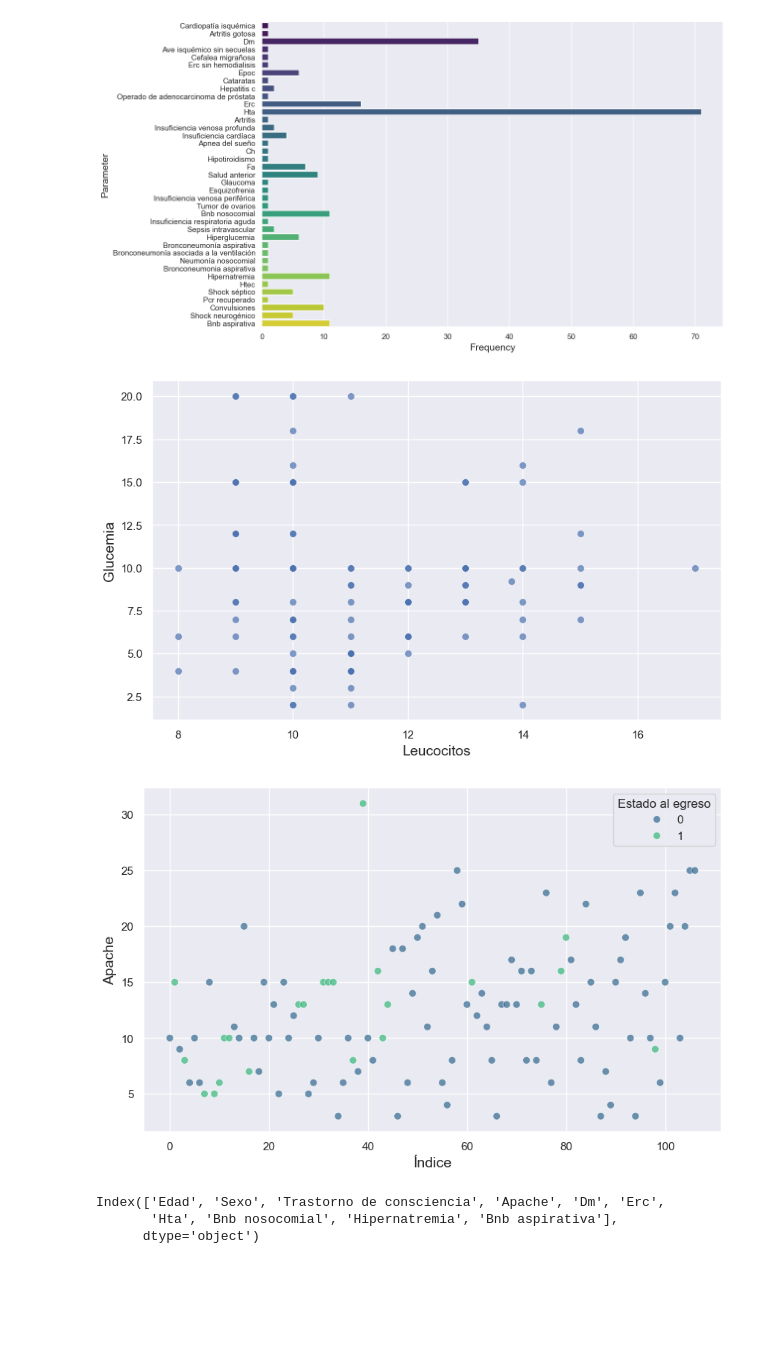
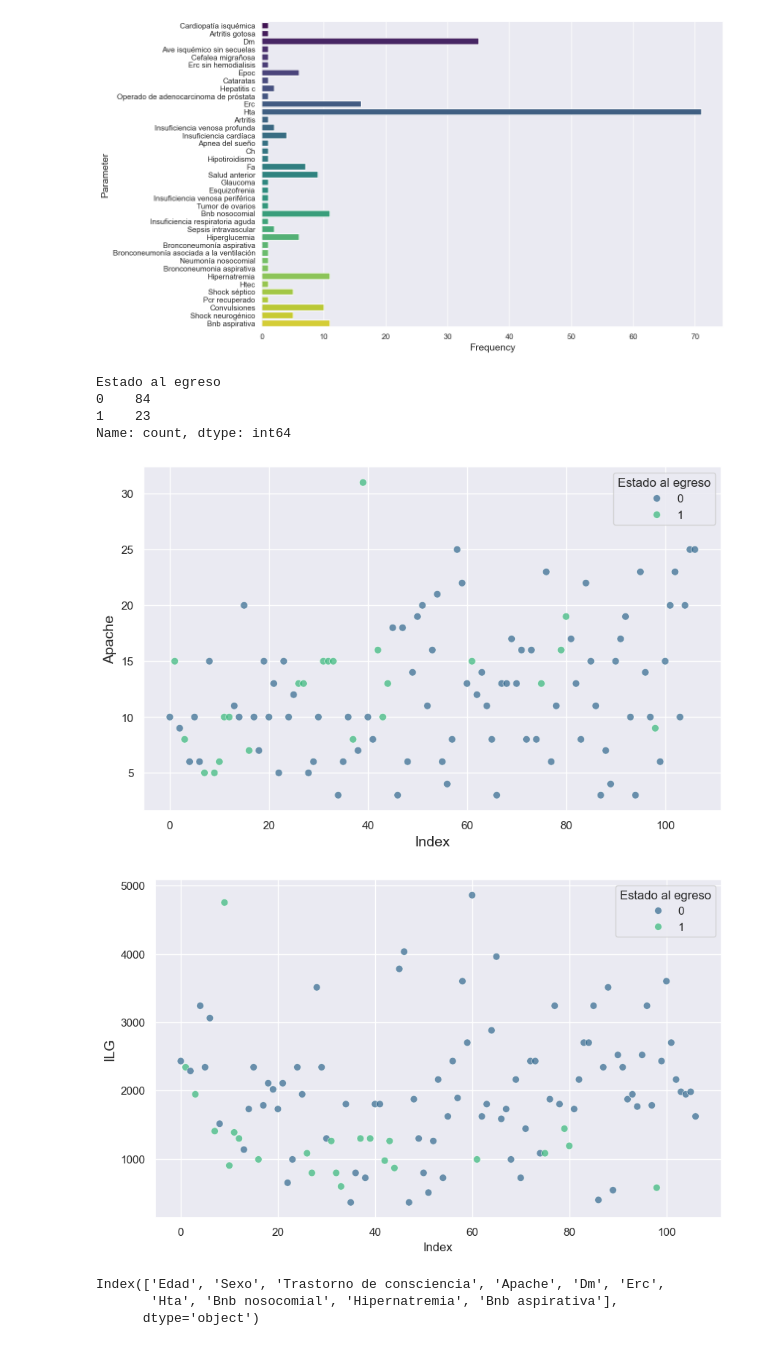
Before and after one commit to serize02/LGI-predictor, a Jupyter notebook: notebooks/00-initial-data-exploration.ipynb, the cells around one changed output. Saved outputs shown, nothing was run; the diff lists cells and outputs as text; code cells hidden in the pictures; blank space fills up the shorter version.

```diff
--- a/notebooks/00-initial-data-exploration.ipynb
+++ b/notebooks/00-initial-data-exploration.ipynb
@@ -76,20 +84,27 @@ Passing `palette` without assigning `hue` is deprecated and will be removed in v
 
   sns.barplot(x='Frequency', y='Parameter', data=disease_df, palette='viridis')
 [figure]
+# %%
+data['Estado al egreso'].value_counts()
+# %% [output]
+Estado al egreso
+0    84
+1    23
+Name: count, dtype: int64
 # %%
 plt.figure(figsize=(10, 6))
-sns.scatterplot(x='Leucocitos', y='Glucemia', data=data, alpha=0.7, s=50)
-plt.xlabel('Leucocitos', fontsize=14)
-plt.ylabel('Glucemia', fontsize=14)
+sns.scatterplot(x=data.index, y='Apache', data=data, hue='Estado al egreso', alpha=0.7, palette='viridis', s=50)
+plt.xlabel('Index', fontsize=14)
+plt.ylabel('Apache', fontsize=14)
 plt.show()
 # %% [output]
-[figure, old version]
+[figure, new version]
 # %%
 plt.figure(figsize=(10, 6))
-sns.scatterplot(x=data.index, y='Apache', data=data, hue='Estado al egreso', alpha=0.7, palette='viridis', s=50)
-plt.xlabel('Índice', fontsize=14)
-plt.ylabel('Apache', fontsize=14)
+sns.scatterplot(x=data.index, y='Ilg', data=data, hue='Estado al egreso', alpha=0.7, palette='viridis', s=50)
+plt.ylabel('ILG', fontsize=14)
+plt.xlabel('Index')
 plt.show()
 # %% [output]
-[figure, old version]
+[figure, new version]
 # %%
```
Also changed, not shown: parts of 15 cells of this notebook, 8 other files.
